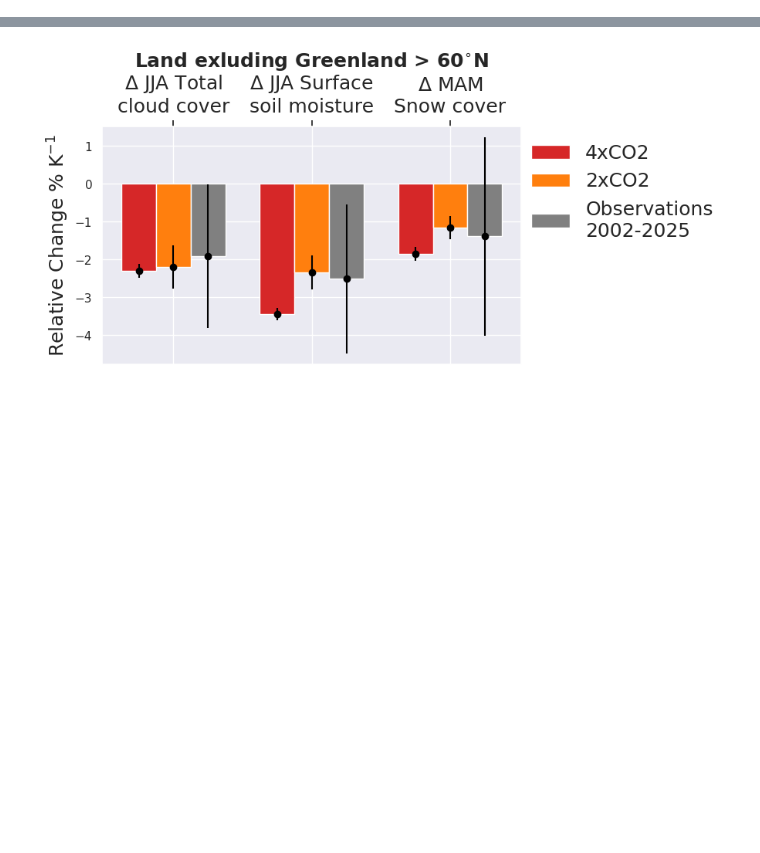
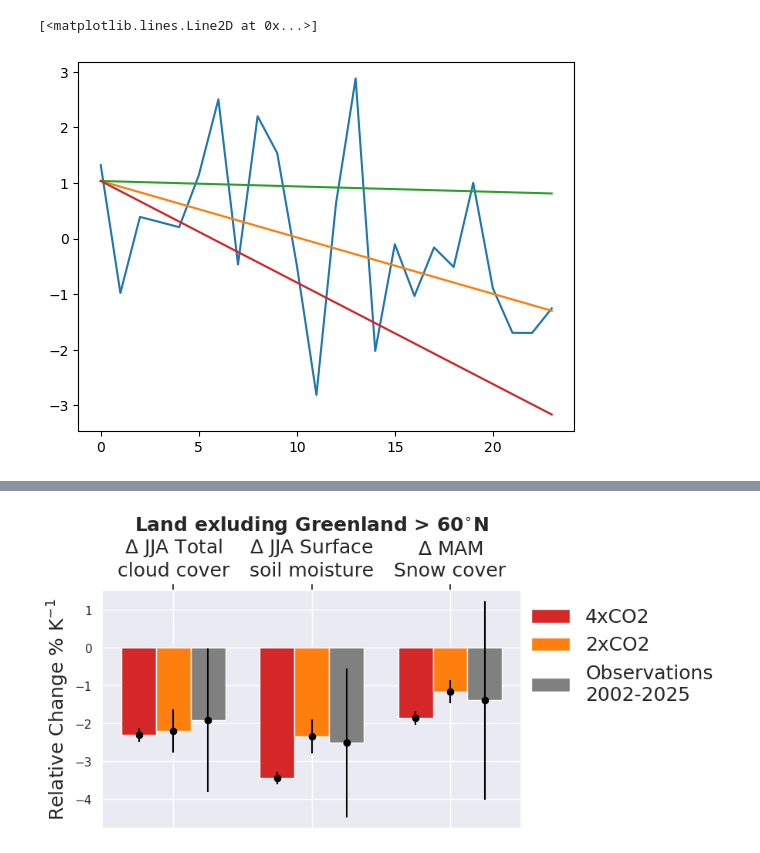
Before and after one commit to astridbg/arctic-cloud-feedbacks, a Jupyter notebook: Fig5.ipynb, the cells around one changed output, grey strips where cells are left out. Drawn from its saved outputs; the diff is of its cells as text; code cells hidden in the pictures; blank space fills up the shorter version.

```diff
--- a/Fig5.ipynb
+++ b/Fig5.ipynb
@@ -127,3 +141,27 @@ landmask_CERES = landmask.interp_like(CERES.isel(time=0))
 landmask_CERES = landmask_CERES.where(landmask_CERES>=0.9)
 landmask = landmask > 0.9
 landmask_CERES = landmask_CERES.fillna(0)
+# %%
+Arctic_limit=60
+lons=slice(0,300)
+season='JJA'
+
+# Compute JJA trend over land for CERES
+# Regional average, Arctic land excluding Greenland (lons > 300)
+CERES_Arctic = functions.computeWeightedMeanMasked(CERES['cldarea_total_daynight_mon'].sel(lat=slice(Arctic_limit, 90),lon=slice(0,300)), landmask_CERES.sel(lat=slice(Arctic_limit, 90),lon=lons))
+
+
+# Select season
+timeslice_trend=slice(2002,2025)
+CERES_season = CERES_Arctic.sel(time=CERES_Arctic.time.dt.season==season)
+# Annual season mean
+CERES_season_annual = CERES_season.groupby(CERES_season.time.dt.year).mean('time')
+# Create weighted linear regression
+x = CERES_season_annual.year.values
+x = x
+y = CERES_season_annual.values - CERES_season_annual.values.mean()
+weights = np.ones(len(x))
+# Add a smaller weight to first point, as it does not include June
+weights[0] = 2/3
+
+slope, intercept, high_slope, low_slope = stats.theilslopes(y, np.arange(24))
@@ -130,3 +172,11 @@ landmask_CERES = landmask_CERES.fillna(0)
+# %%
+plt.plot(np.arange(24), CERES_season_annual.values - CERES_season_annual.values.mean())
+plt.plot(np.arange(24), intercept+slope*np.arange(24))
+plt.plot(np.arange(24), intercept+low_slope*np.arange(24))
+plt.plot(np.arange(24), intercept+high_slope*np.arange(24))
+# %% [output]
+[<matplotlib.lines.Line2D at 0x...>]
+[figure, added]
 # %%
 Arctic_limit=60
 lons=slice(0,300)
```
Also changed, not shown: parts of 10 cells of this notebook, 5 other files.
